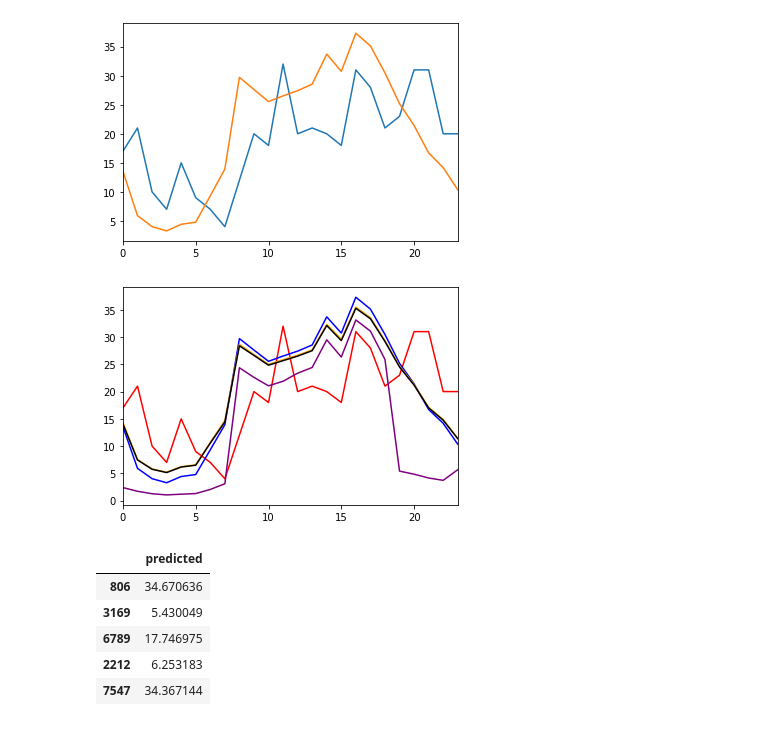
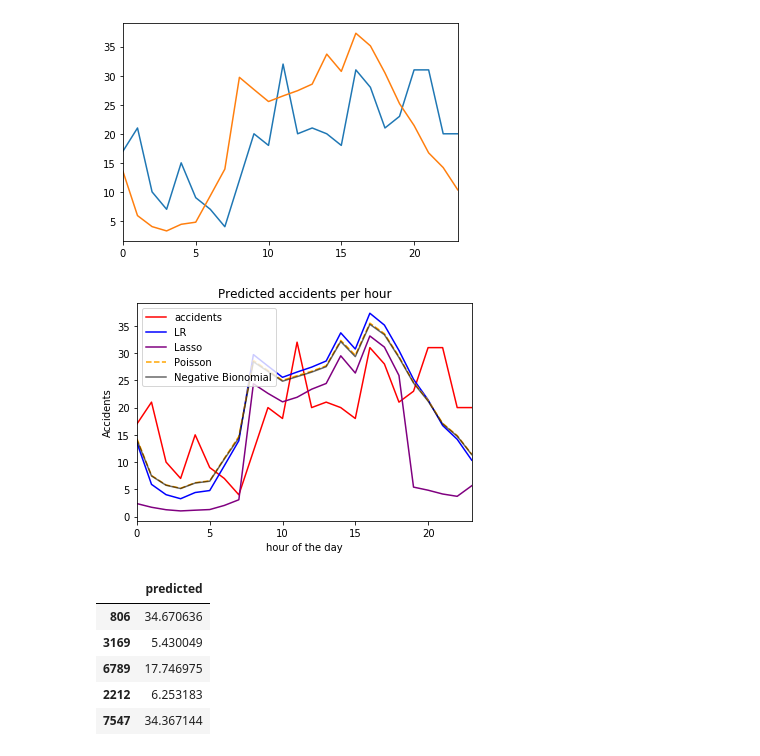
Before and after one commit to ghopping/Springboard_Capstone_1, a Jupyter notebook: GH_Capstone_1_regression.ipynb, the cells around one changed output. Cells and saved outputs as stored; diff of their text form; code cells hidden in the pictures.

```diff
--- a/GH_Capstone_1_regression.ipynb
+++ b/GH_Capstone_1_regression.ipynb
@@ -583,7 +584,7 @@ A requirement of a Poisson distribution is that the variance and the mean of err
 # %%
 #For negative bionomial regression, add array of lambda values from poisson regression
 #to the training dataset
-X2_train['BB_lambda'] = m4.mu
+X2_train['X2_lambda'] = m4.mu
 X2_train.head()
 # %% [output]
 A value is trying to be set on a copy of a slice from a DataFrame.
@@ -603,9 +602,10 @@ See the caveats in the documentation: http://pandas.pydata.org/pandas-docs/stabl
 # %%
+#temporarily add the accident values to calculate
 #Now contrive the value of the dependent variable of the OLS regression
 #will first add the y2_train values to X2_train
 X2_train['accidents'] = y2_train.copy()
-X2_train['AUX_OLS_DEP'] = X2_train.apply(lambda x: ((x['accidents'] - x['BB_lambda'])**2 - \
-    x['accidents']) / x['BB_lambda'], axis=1)
+X2_train['AUX_OLS_DEP'] = X2_train.apply(lambda x: ((x['accidents'] - x['X2_lambda'])**2 - \
+    x['accidents']) / x['X2_lambda'], axis=1)
 #X2_train.drop(columns='accidents', inplace=True)
 X2_train.head()
 # %% [output]
@@ -649,4 +649,4 @@ This is much lower than the alpha t-statistic of  of 32.46
 Therefore the alpha value of 0.0707 is statistically significant
 # %%
 #Drop additional columns from trainin set
-X2_train.drop(columns=['accidents', 'AUX_OLS_DEP', 'BB_lambda'], inplace=True)
+X2_train.drop(columns=['accidents', 'AUX_OLS_DEP', 'X2_lambda'], inplace=True)
@@ -698,15 +700,21 @@ plt.plot(reg1_test_df.index, reg1_test_predict)
 [<matplotlib.lines.Line2D at 0x...>]
 [figure]
 # %%
+reg2_test_predict = m3.predict(reg1_X)
 reg3_test_predict = m4.predict(reg1_X)
 reg4_test_predict = m5.predict(reg1_X)
 reg1_test_df.accidents.plot(color='r')
 _ = plt.plot(reg1_test_df.index, reg1_test_predict, color='blue', label='LR')
 _ = plt.plot(reg1_test_df.index, reg2_test_predict,color='purple', label='Lasso')
-_ = plt.plot(reg1_test_df.index, reg3_test_predict, color='orange', label='Poisson')
-_ = plt.plot(reg1_test_df.index, reg4_test_predict, color='black', label='Negative Bionomial')
+_ = plt.plot(reg1_test_df.index, reg3_test_predict, color='orange',linestyle='--', label='Poisson')
+_ = plt.plot(reg1_test_df.index, reg4_test_predict, color='black', alpha=0.6, label='Negative Bionomial')
+plt.legend(loc='upper left')
+plt.ylabel('Accidents')
+plt.xlabel('hour of the day')
+plt.title('Predicted accidents per hour')
+plt.savefig('compare_per_hour.png')
 # %% [output]
-[figure, old version]
+[figure, new version]
 # %%
 #generate output from model using test sample. Assign to variable group by hour and plot
 #against actual y-values.
```
Also changed, not shown: parts of 17 cells of this notebook, 11 other files.
